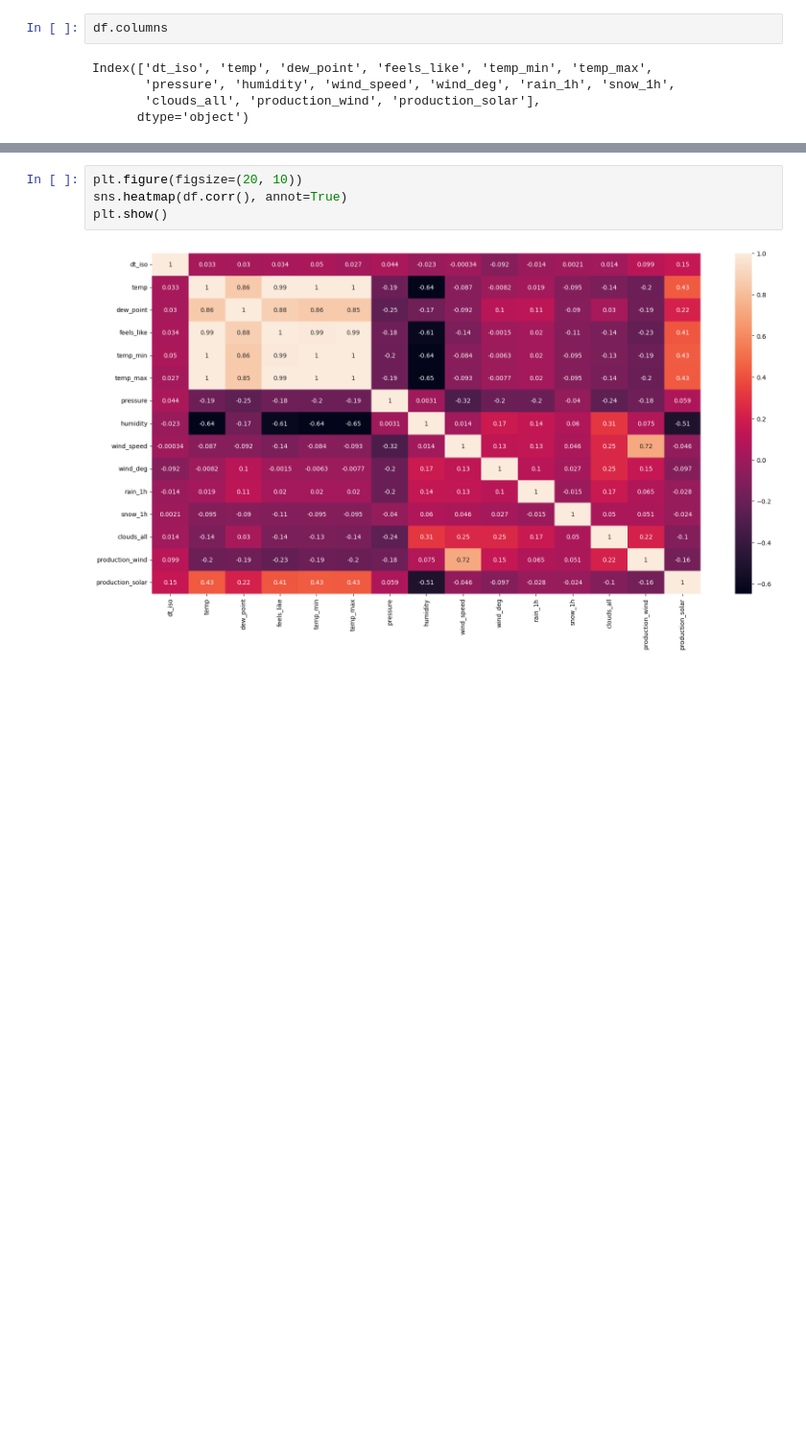
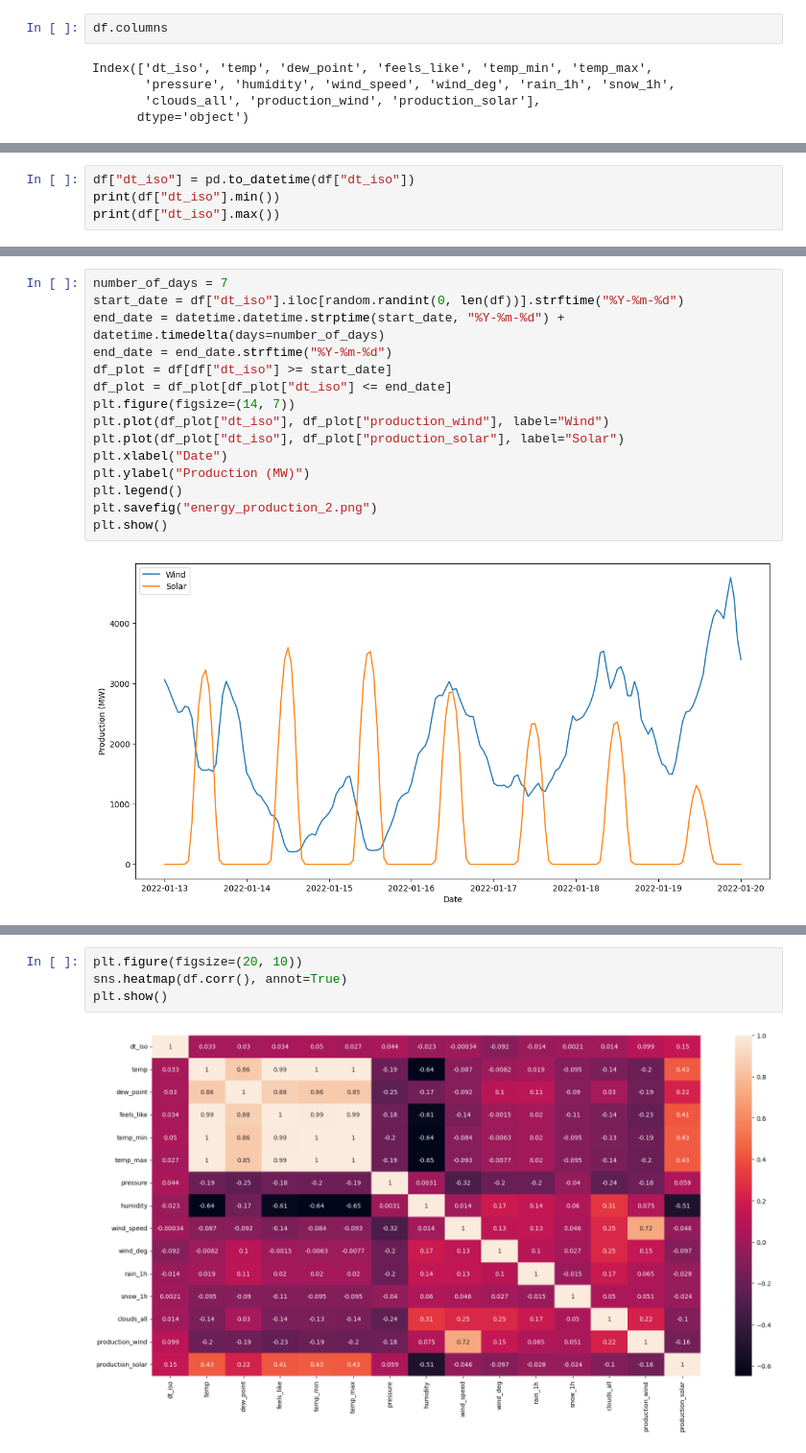
Before and after one commit to ibrahimmkhalid/data-228-project, a Jupyter notebook: exploring.sync.ipynb, the cells around one changed output, grey strips where cells are left out. Shown: that part at 96% size. Cells and saved outputs as stored; diff of their text form; blank space fills up the shorter version.

```diff
--- a/exploring.sync.ipynb
+++ b/exploring.sync.ipynb
@@ -316,3 +321,7 @@ df.head()
 | 2 | 2020-07-22 02:00:00+00:00 | 15.85 | 12.22 | 15.55 | 15.34 | 16.78 | 1020 | 79 | 1.25 | 350 | ... |
 | 3 | 2020-07-22 03:00:00+00:00 | 15.05 | 12.19 | 14.78 | 14.78 | 15.16 | 1020 | 83 | 1.61 | 358 | ... |
 | 4 | 2020-07-22 04:00:00+00:00 | 13.95 | 11.82 | 13.67 | 13.67 | 15.11 | 1020 | 87 | 1.44 | 349 | ... |
+# %%
+df["dt_iso"] = pd.to_datetime(df["dt_iso"])
+print(df["dt_iso"].min())
+print(df["dt_iso"].max())
@@ -318,0 +331,17 @@ df.head()
+# %%
+number_of_days = 7
+start_date = df["dt_iso"].iloc[random.randint(0, len(df))].strftime("%Y-%m-%d")
+end_date = datetime.datetime.strptime(start_date, "%Y-%m-%d") + datetime.timedelta(days=number_of_days)
+end_date = end_date.strftime("%Y-%m-%d")
+df_plot = df[df["dt_iso"] >= start_date]
+df_plot = df_plot[df_plot["dt_iso"] <= end_date]
+plt.figure(figsize=(14, 7))
+plt.plot(df_plot["dt_iso"], df_plot["production_wind"], label="Wind")
+plt.plot(df_plot["dt_iso"], df_plot["production_solar"], label="Solar")
+plt.xlabel("Date")
+plt.ylabel("Production (MW)")
+plt.legend()
+plt.savefig("energy_production_2.png")
+plt.show()
+# %% [output]
+[figure, added]
```
Also changed, not shown: parts of 3 cells of this notebook, 3 other files.
